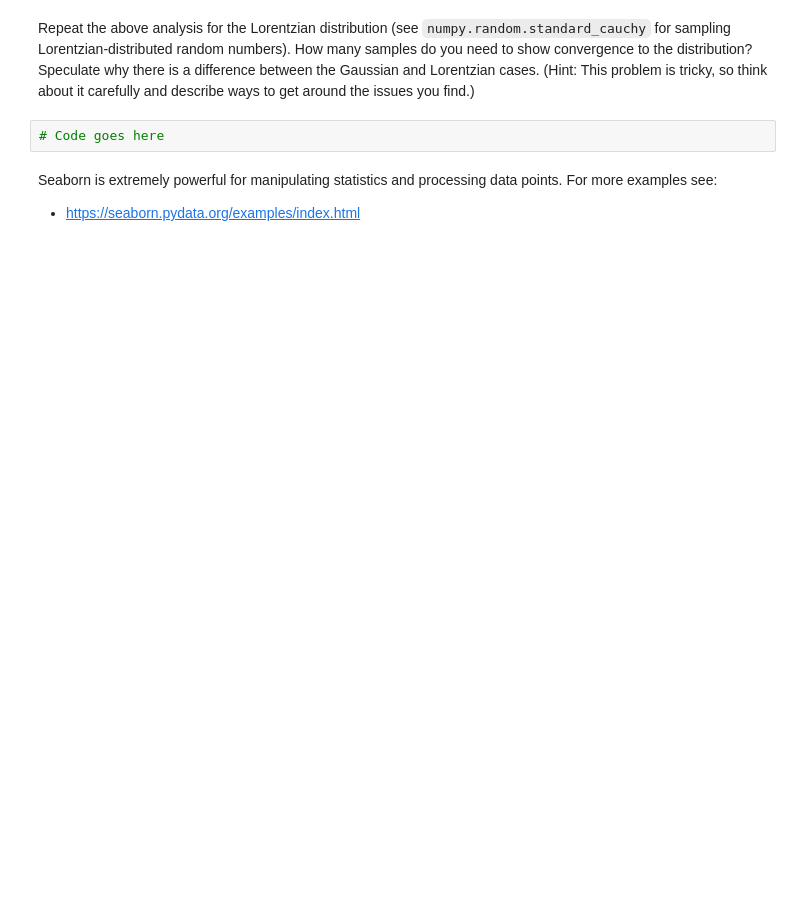
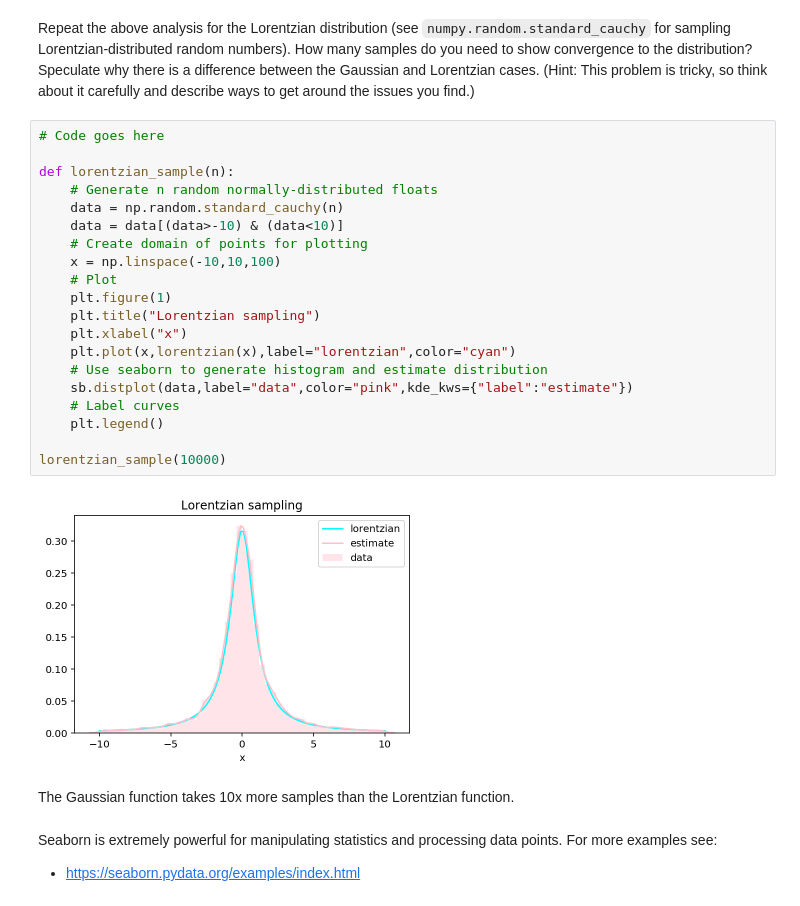
Before and after one commit to chapman-phys220-2018f/cw08-thisteam, a Jupyter notebook: plotting-examples.ipynb, the cells around one changed output. Drawn from its saved outputs; the diff is of its cells as text; blank space fills up the shorter version.

```diff
--- a/plotting-examples.ipynb
+++ b/plotting-examples.ipynb
@@ -134,7 +255,29 @@ gaussian_sample(10)
 # %% [markdown]
 Repeat the above analysis for the Lorentzian distribution (see `numpy.random.standard_cauchy` for sampling Lorentzian-distributed random numbers). How many samples do you need to show convergence to the distribution? Speculate why there is a difference between the Gaussian and Lorentzian cases. (Hint: This problem is tricky, so think about it carefully and describe ways to get around the issues you find.)
-# %%
-# Code goes here
+# %%
+# Code goes here
+
+def lorentzian_sample(n):
+    # Generate n random normally-distributed floats
+    data = np.random.standard_cauchy(n)
+    data = data[(data>-10) & (data<10)]
+    # Create domain of points for plotting
+    x = np.linspace(-10,10,100)
+    # Plot
+    plt.figure(1)
+    plt.title("Lorentzian sampling")
+    plt.xlabel("x")
+    plt.plot(x,lorentzian(x),label="lorentzian",color="cyan")
+    # Use seaborn to generate histogram and estimate distribution
+    sb.distplot(data,label="data",color="pink",kde_kws={"label":"estimate"})
+    # Label curves
+    plt.legend()
+
+lorentzian_sample(10000)
+# %% [output]
+[figure, added]
+# %% [markdown]
+The Gaussian function takes 10x more samples than the Lorentzian function.
 # %% [markdown]
 Seaborn is extremely powerful for manipulating statistics and processing data points. For more examples see:
   - https://seaborn.pydata.org/examples/index.html
```
Also changed, not shown: parts of 15 cells of this notebook.
